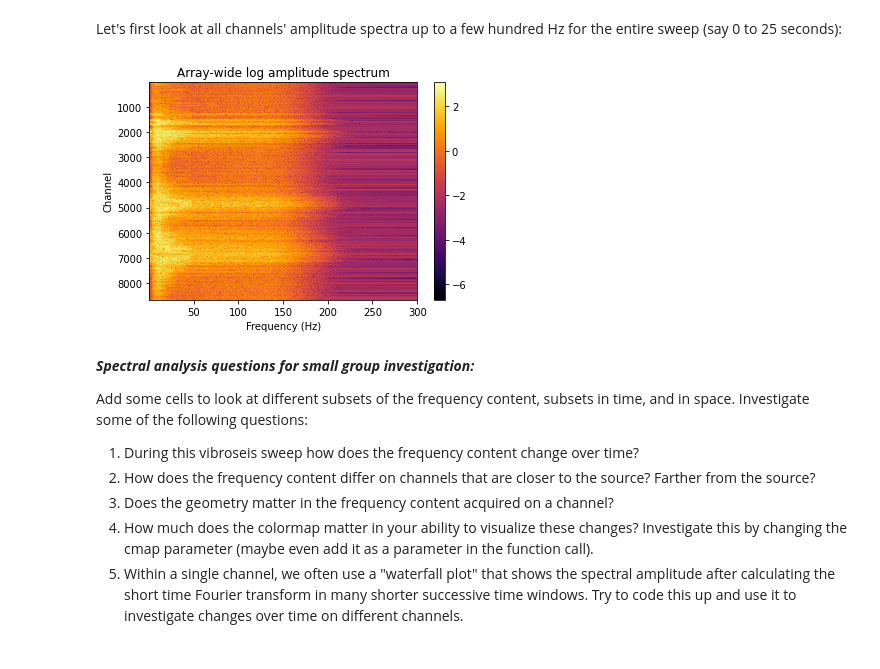
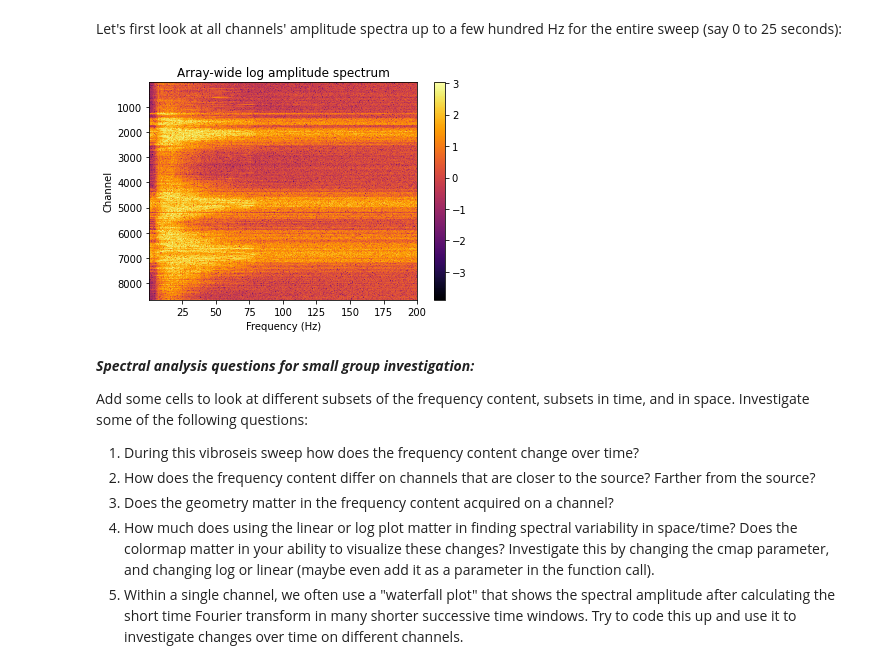
Before and after one commit to DAS-RCN/IntroToDASData, a Jupyter notebook: BradyHotSprings.ipynb, the cells around one changed output. Cells and saved outputs as stored; diff of their text form; code cells hidden in the pictures.

```diff
--- a/BradyHotSprings.ipynb
+++ b/BradyHotSprings.ipynb
@@ -104,15 +126,9 @@ plt.show()
 # %%
-maxCh = np.max(ch)
-minCh = np.min(ch)
-print(maxCh)
-print(minCh)
-# location of source from https://gdr.openei.org/submissions/849
-# converted to UTM by https://www.latlong.net/lat-long-utm.html
 plt.scatter(x,y,c=ch,linewidth=0,s=2,cmap=plt.get_cmap('jet'))
 plt.colorbar()
-plt.xlabel('x UTM (m)') # ******fix x-ticks
-plt.ylabel('y UTM (m)')
-plt.title('array geometry')
+plt.xlabel('x UTM (m)', fontsize=12)
+plt.locator_params(axis='x', nbins=5) # reduce number of tick marks so labels aren't so crowded
+plt.ylabel('y UTM (m)', fontsize=12)
+plt.title('array geometry', fontsize=14)
 plt.scatter(srcX,srcY,c='k',linewidth=0)
-plt.show()
 # %% [output]
@@ -139,19 +156,20 @@ chNumberFor0thTrace = -20 # had to look in the csv file to know this (specific t
 startTrNumber = minRow # for full array # for just one segment you could instead use 5275 to 5490
 endTrNumber =  maxRow # for full array
 
+# open up the SEGY file using Obspy
+datafile = "PoroTomo_iDAS16043_160325140048.sgy"
+st = obspy.read(datafile,format='SEGY') # st is a stream and it has thousands of traces in it
+
+# get header info from first channel (trace) of interest
+stats = st[startTrNumber].stats
+samplesPerSecond = stats.sampling_rate
+secondsPerRecord = stats.npts*stats.delta
+nSamples = stats.npts
+
 # create an empty 2D numpy array to store data
 # (rows correspond to channel, columns correspond to time)
 data = np.zeros((endTrNumber-startTrNumber+1,nSamples))
 
-# open up the SEGY file
-datafile = "PoroTomo_iDAS16043_160325140048.sgy"
-st = obspy.read(datafile,format='SEGY')
-
-# get header info from first channel of interest
-stats = st[startTrNumber].stats
-samplesPerSecond = stats.sampling_rate
-secondsPerRecord = stats.npts*stats.delta
-
 # read data from all channels and store in the numpy array
 for tr in range(startTrNumber,endTrNumber+1):
 	data[tr-startTrNumber,:] = st[tr].data
@@ -350,13 +375,13 @@ def plotArraySpec(dataArray, minSec, maxSec, minCh, maxCh, minFrq, maxFrq, sampl
   if maxSec <= minSec:
     print("ERROR in plotArraySpec inputs: minSec "+str(minSec)+" >= maxSec "+str(maxSec))
     return
-  if (scale != 'linear')  and (scale  != 'log10'):
+  if (scale != 'linear')  and (scale  != 'log10'): # only 2 scale keywords are recognized
     print("ERROR  in plotArraySpec inputs: scale keyword "+scale+" is not recognized")
 
   # figure out sample indices for time window of interest
   startTimeIdx =  int(minSec*sampleRate)
   endTimeIdx = int(maxSec*sampleRate)
-  if endTimeIdx > dataArray.shape[1]:
+  if endTimeIdx > dataArray.shape[1]: # another opportunity for error checking: don't request a time bigger than what's available.
     print("ERROR in plotArraySpec inputs: maxSec "+str(maxSec)+" exceeds last time in dataArray")
 
   # calculate the amplitude spectrum (not amplitude symmetry for +/- frequencies)
@@ -379,9 +404,9 @@ def plotArraySpec(dataArray, minSec, maxSec, minCh, maxCh, minFrq, maxFrq, sampl
   # actually do the plot
   plt.figure()
   if scale  == 'linear':
-    plt.imshow(amplitudeSpec,aspect='auto',interpolation='none',cmap='inferno',extent=(minFrq,maxFrq,maxCh,minCh))
+    plt.imshow(amplitudeSpec[minCh:maxCh,minFrqIdx:maxFrqIdx],aspect='auto',interpolation='none',cmap='inferno',extent=(minFrq,maxFrq,maxCh,minCh))
   elif scale == 'log10':
-    plt.imshow(np.log10(amplitudeSpec),aspect='auto',interpolation='none',cmap='inferno',extent=(minFrq,maxFrq,maxCh,minCh))
+    plt.imshow(np.log10(amplitudeSpec[minCh:maxCh,minFrqIdx:maxFrqIdx]),aspect='auto',interpolation='none',cmap='inferno',extent=(minFrq,maxFrq,maxCh,minCh))
   plt.xlabel('Frequency (Hz)')
   plt.ylabel('Channel')
   plt.colorbar()
@@ -391,17 +416,17 @@ Let's first look at all channels' amplitude spectra up to a few hundred Hz for t
 # %%
 # visualize same channels as you did for whole time domain plot above
 beginningCh = startTrNumber+chNumberFor0thTrace
 endingCh =  endTrNumber+chNumberFor0thTrace
 # choose frequency range of interest
 minFrq = 0.5
-maxFrq = 300
+maxFrq = 200
 # choose which time window to investigate
 startSec =  0
 endSec = 25
 # call the function to plot
 plotArraySpec(data, startSec, endSec, beginningCh, endingCh, minFrq, maxFrq, samplesPerSecond, 'Array-wide log amplitude spectrum','log10')
 # %% [output]
-[figure, old version]
+[figure, new version]
 # %% [markdown]
 ***Spectral analysis questions for small group investigation:***
 
@@ -409,5 +434,5 @@ Add some cells to look at different subsets of the frequency content, subsets in
 1. During this vibroseis sweep how does the frequency content change over time?
 2. How does the frequency content differ on channels that are closer to the  source? Farther from the source?
 3. Does the geometry matter in the frequency content acquired on a channel?
-4. How much does the colormap matter in your ability to visualize these changes? Investigate this by changing the cmap parameter (maybe even add it as a parameter in the function call).
+4. How much does using the linear or log plot matter in finding spectral variability in space/time? Does the colormap matter in your ability to visualize these changes? Investigate this by changing the cmap parameter, and changing log or linear (maybe even add it as a parameter in the function call).
 5. Within a single channel, we often use a "waterfall plot" that shows the spectral amplitude after calculating the short time Fourier transform in many shorter successive time windows. Try to code this up and use it to investigate changes over time on different channels.
```
Also changed, not shown: parts of 35 cells of this notebook.
